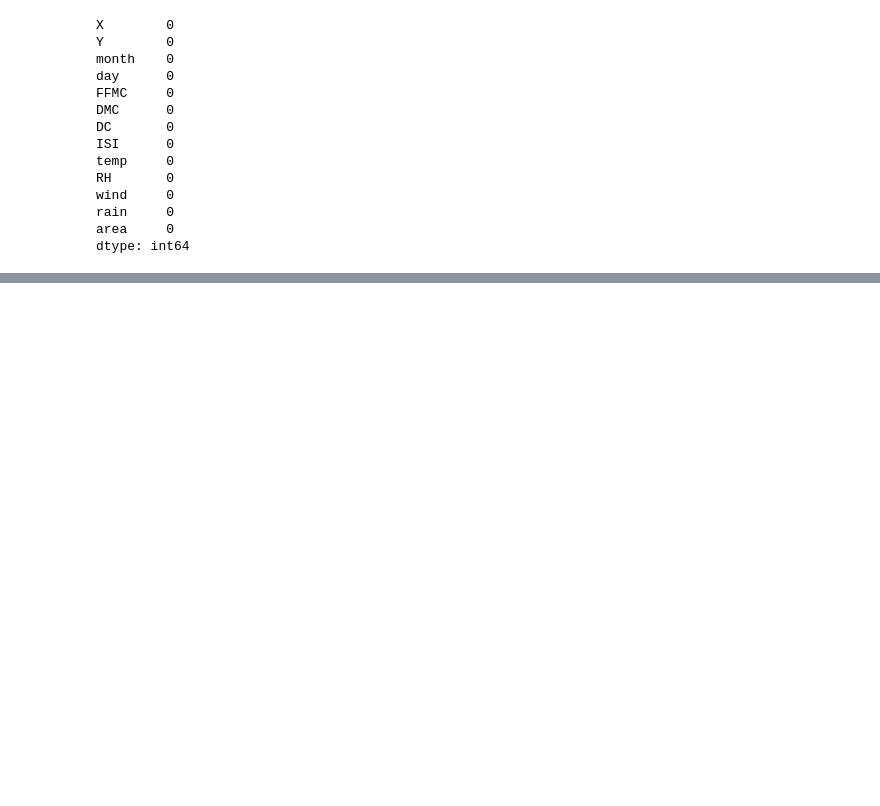
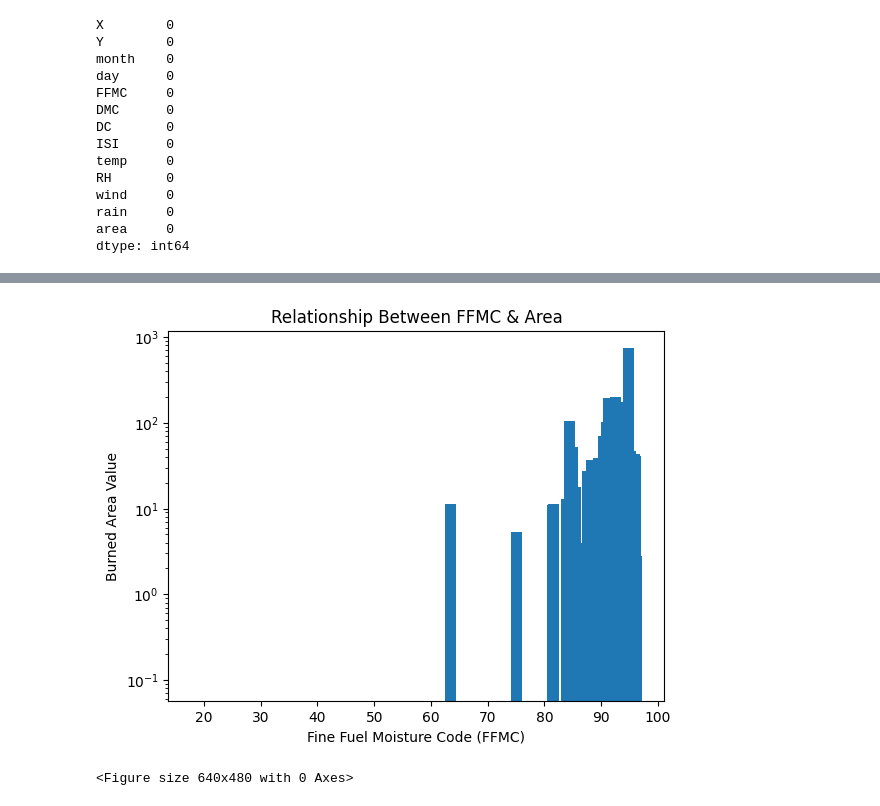
Before and after one commit to UltimateCoderDelta/Forest_Fires_Predictor, a Jupyter notebook: Forest Fires Predictor.ipynb, the cells around one changed output, grey strips where cells are left out. Cells and saved outputs as stored; diff of their text form; code cells hidden in the pictures; blank space fills up the shorter version.

```diff
--- a/Forest Fires Predictor.ipynb
+++ b/Forest Fires Predictor.ipynb
@@ -52,0 +76,11 @@ fires_df_or.head(n=5)
+# %%
+plt.bar(X_train['FFMC'], target_train, log=True,
+       width=2)
+plt.xlabel("Fine Fuel Moisture Code (FFMC)")
+plt.ylabel("Burned Area Value")
+plt.title("Relationship Between FFMC & Area")
+plt.show()
+plt.clf()
+# %% [output]
+[figure, added]
+<Figure size 640x480 with 0 Axes>
```
Also changed, not shown: parts of 10 cells of this notebook.
